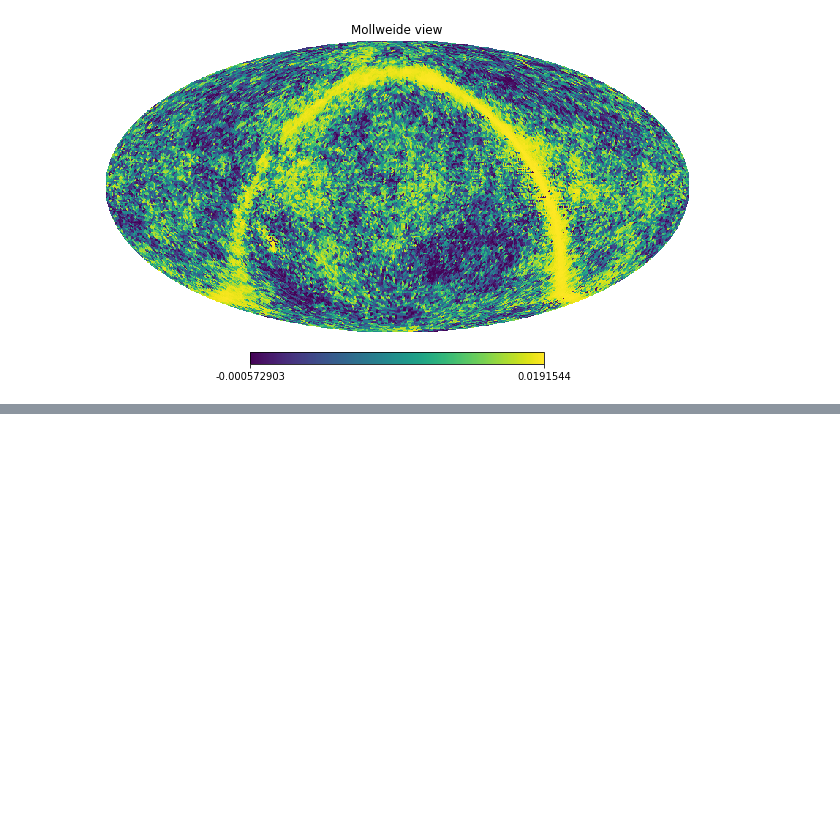
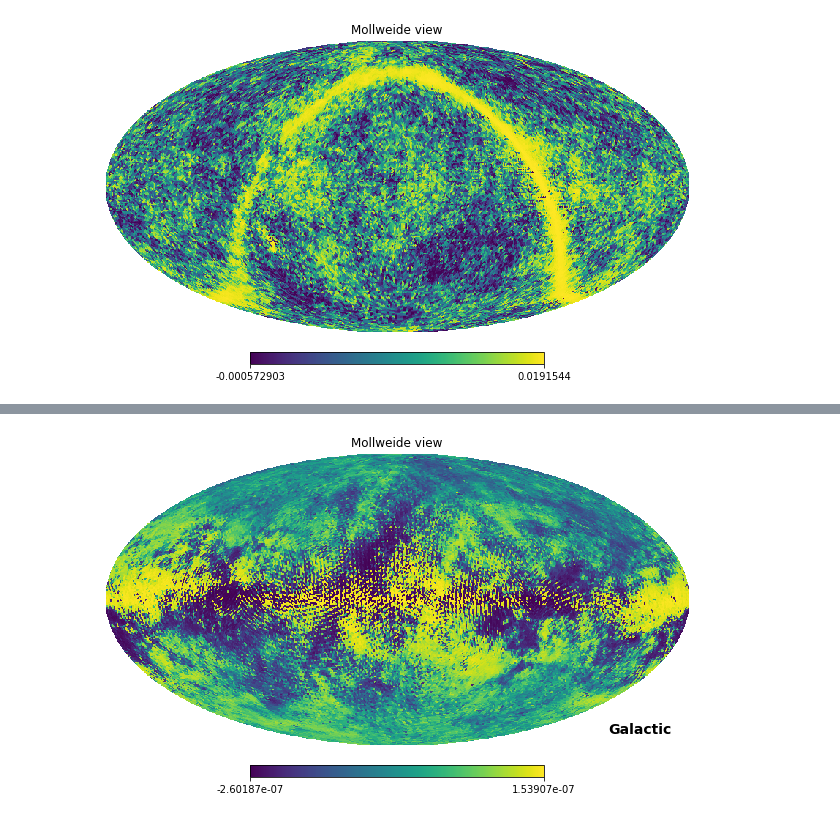
Before and after one commit to litebird/litebird_sim, a Jupyter notebook: litebird_sim/out_of_band_analysis/examples/simple_scan.ipynb, the cells around one changed output, grey strips where cells are left out. Saved outputs shown, nothing was run; the diff lists cells and outputs as text; code cells hidden in the pictures; blank space fills up the shorter version.

```diff
--- a/litebird_sim/out_of_band_analysis/examples/simple_scan.ipynb
+++ b/litebird_sim/out_of_band_analysis/examples/simple_scan.ipynb
@@ -611,0 +613,4 @@ hp.mollview(maps[0]-summed_maps[0], norm = 'hist')
+# %%
+hp.mollview(maps[1]-summed_maps[1], norm = 'hist',coord = ['E','G'])
+# %% [output]
+[figure, added]
```
Also changed, not shown: parts of 11 cells of this notebook.
